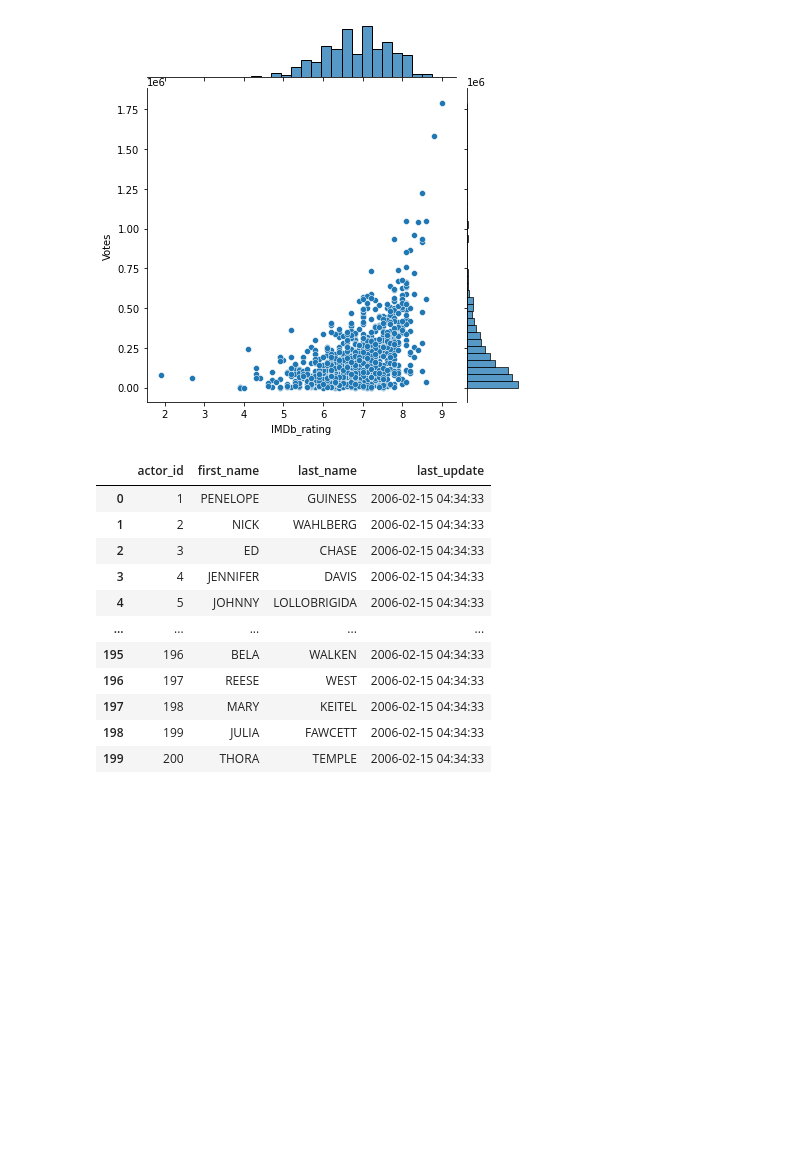
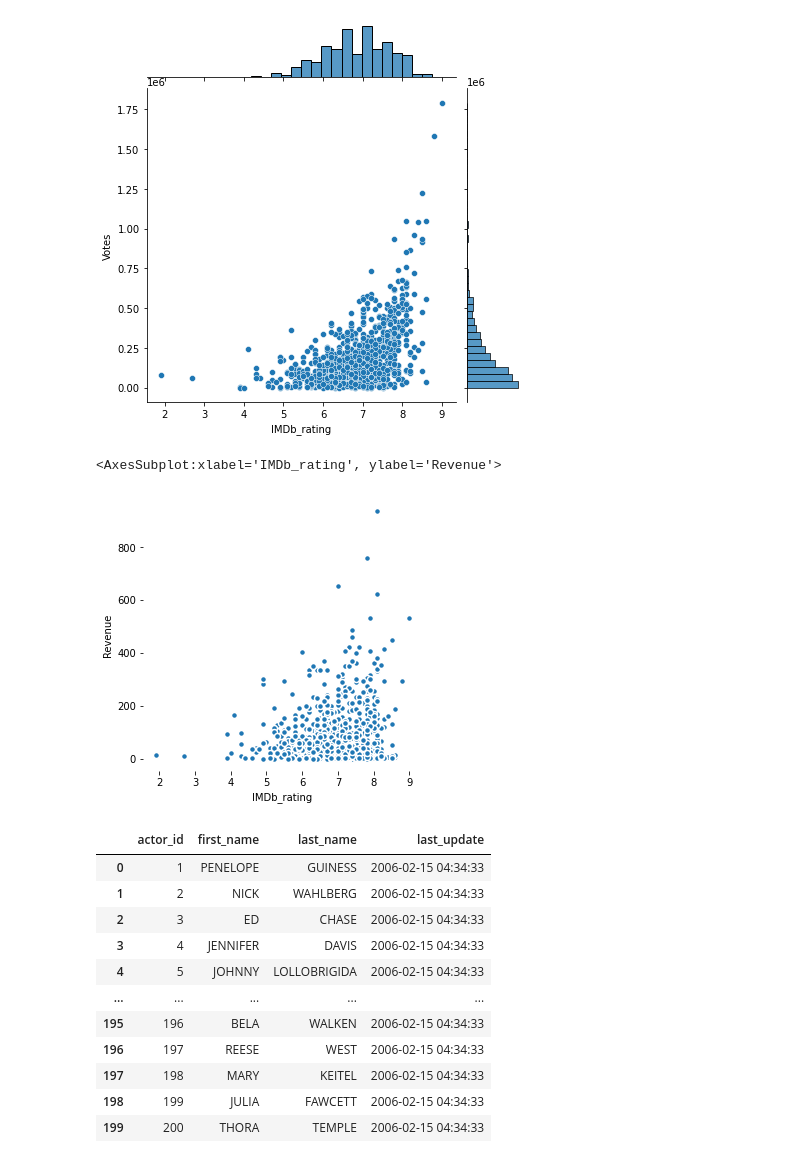
Before and after one commit to Justelei/Python_mokymai, a Jupyter notebook: movies.ipynb, the cells around one changed output. Drawn from its saved outputs; the diff is of its cells as text; code cells hidden in the pictures; blank space fills up the shorter version.

```diff
--- a/movies.ipynb
+++ b/movies.ipynb
@@ -301,3 +330,13 @@ sns.jointplot(data=movies, x='IMDb_rating', y='Votes')
+# %%
+f, ax = plt.subplots(figsize=(5, 5))
+sns.despine(f, left=True, bottom=True)
+sns.scatterplot(x="IMDb_rating", y="Revenue",
+                palette="ch:r=-.2,d=.3_r",
+                sizes=(1, 8), linewidth=1.5,
+                data=movies, ax=ax)
+# %% [output]
+<AxesSubplot:xlabel='IMDb_rating', ylabel='Revenue'>
+[figure, added]
 # %%
 import mysql.connector
 
```
Also changed, not shown: parts of 8 cells of this notebook.
